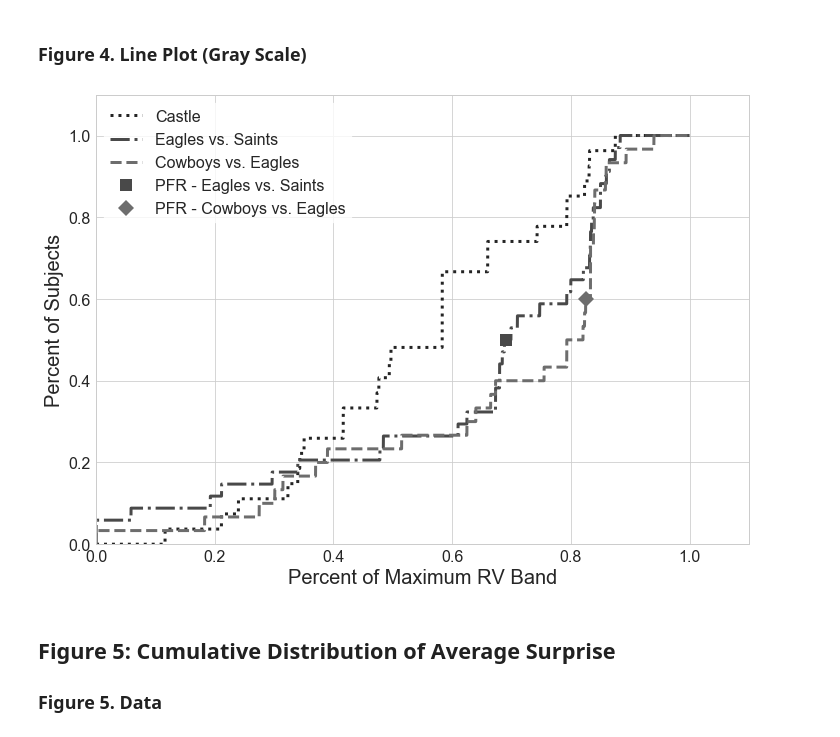
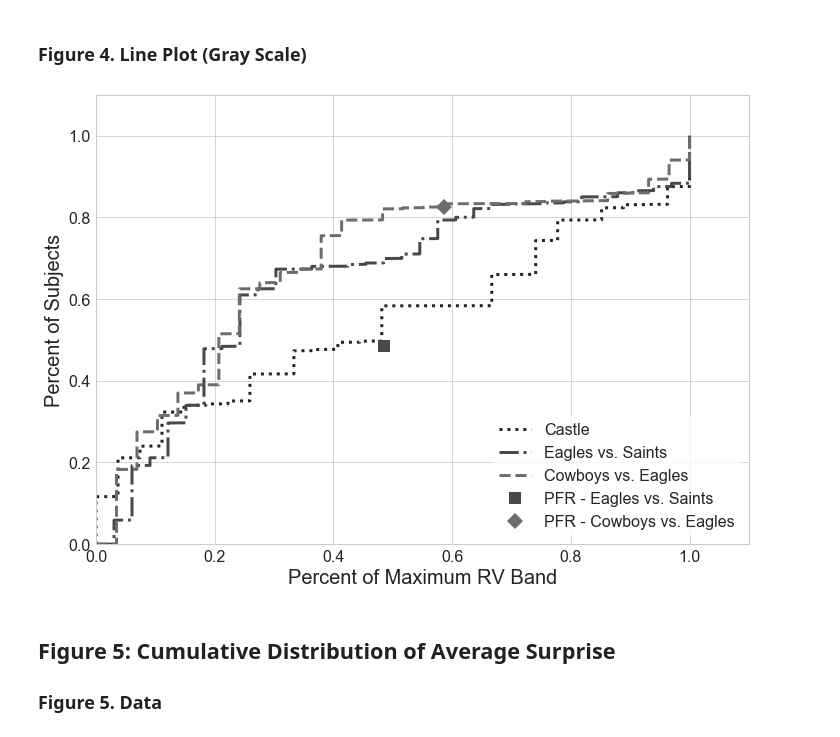
Before and after one commit to cesslab/Experiment-SuspenseAndSurprise, a Jupyter notebook: SchotterKesslerMcClellan_SuspenseAndSurprise.ipynb, the cells around one changed output. Saved outputs shown, nothing was run; the diff lists cells and outputs as text; code cells hidden in the pictures.

```diff
--- a/SchotterKesslerMcClellan_SuspenseAndSurprise.ipynb
+++ b/SchotterKesslerMcClellan_SuspenseAndSurprise.ipynb
@@ -195,7 +195,7 @@ f4df
 # %% [markdown]
 ### Figure 4. Line Plot (White Background)
-# %%
-f4df.columns = ['cs', 'crv', 'ses','serv', 'ces', 'cerv']
+# %%
+f4df.columns = ['ce', 'es', 'c','rv']
 # %%
 plt.figure(figsize=(11.7,8.27))
 sns.set(context="paper", palette="colorblind", style="whitegrid", font_scale=2)
@@ -225,26 +225,26 @@ frame.set_edgecolor('white')
 # %%
 plt.figure(figsize=(11.7,8.27))
 sns.set(context="paper", palette="gray", style="whitegrid", font_scale=2)
 plt.xlim(0, 1.1, 0.05)
 plt.ylim(0, 1.1, 0.1)
 plt.xlabel('Percent of Maximum RV Band', fontsize=20)
 plt.ylabel('Percent of Subjects', fontsize=20)
-l1, = plt.plot(f4df['crv'], f4df['cs'], label='Castle', linestyle=":")
-l2, = plt.plot(f4df['serv'], f4df['ses'], label='Eagles vs. Saints', linestyle="-.")
-l3, = plt.plot(f4df['cerv'], f4df['ces'], label='Cowboys vs. Eagles', linestyle="--")
+l1, = plt.plot(f4df['c'], f4df['rv'], label='Castle', linestyle=":")
+l2, = plt.plot(f4df['es'], f4df['rv'], label='Eagles vs. Saints', linestyle="-.")
+l3, = plt.plot(f4df['ce'], f4df['rv'], label='Cowboys vs. Eagles', linestyle="--")
 plt.setp(l1, linewidth=3)
 plt.setp(l2, linewidth=3)
 plt.setp(l3, linewidth=3)
 
-p1, = plt.plot([0.6912], [0.5], marker='s', markersize=12, linestyle='none', color=l2.get_color(), label='PFR - Eagles vs. Saints')
-p2, = plt.plot([0.8262], [0.6], marker='D', markersize=12, linestyle='none', color=l3.get_color(), label='PFR - Cowboys vs. Eagles')
+p1, = plt.plot(f4df['es'][3456], f4df['es'][3456], marker='s', markersize=12, linestyle='none', color=l2.get_color(), label='PFR - Eagles vs. Saints')
+p2, = plt.plot(f4df['ce'][4131], f4df['rv'][4131], marker='D', markersize=12, linestyle='none', color=l3.get_color(), label='PFR - Cowboys vs. Eagles')
 
 legend = plt.legend(handles=[l1, l2, l3, p1, p2], frameon=1)
 frame = legend.get_frame()
 frame.set_facecolor('white')
 frame.set_edgecolor('white')
 # %% [output]
-[figure, old version]
+[figure, new version]
 # %% [markdown]
 ## Figure 5: Cumulative Distribution of Average Surprise
 
```
Also changed, not shown: parts of 2 cells of this notebook, 3 other files.
